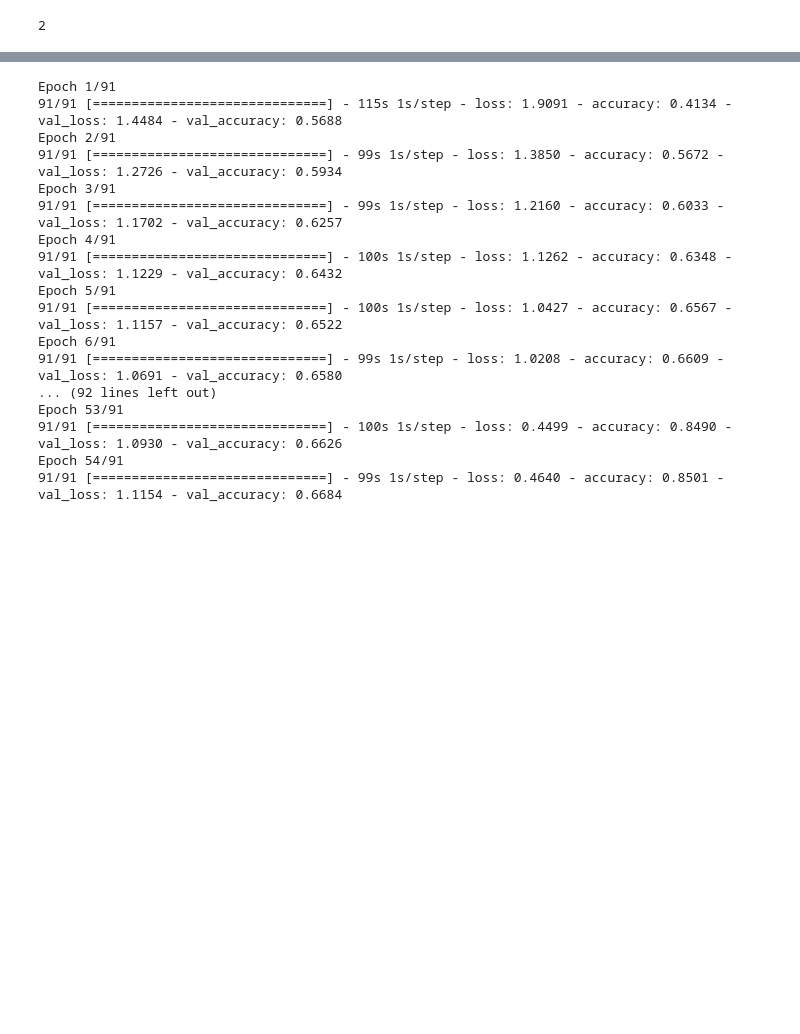
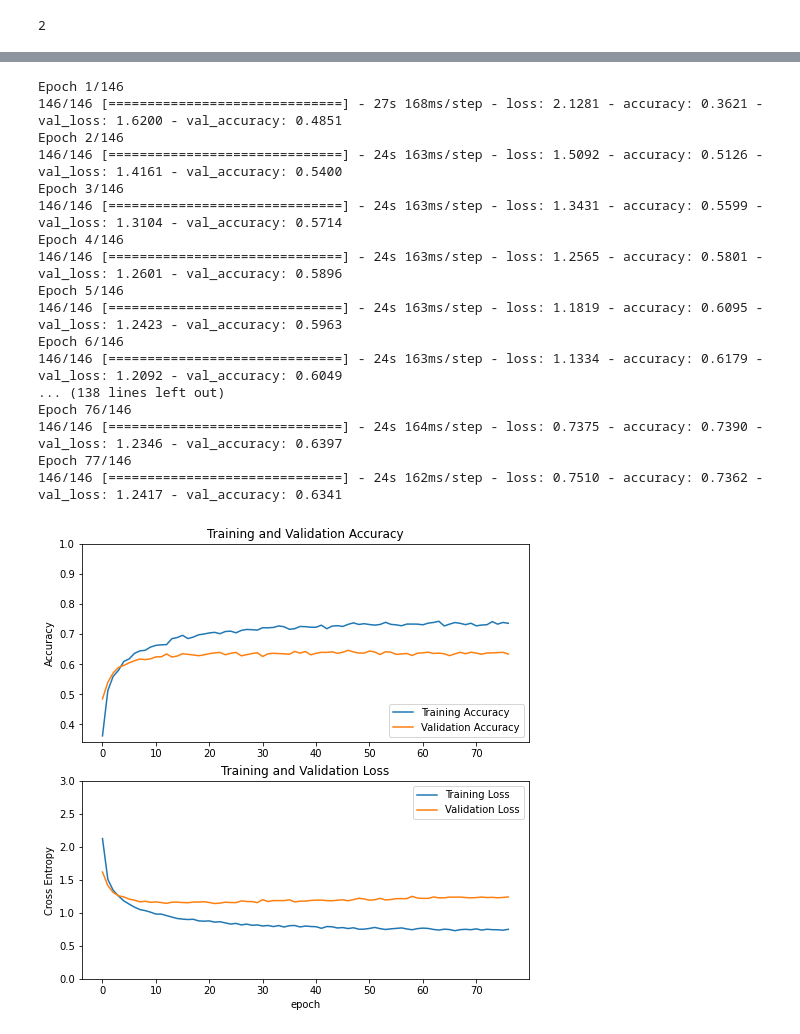
Before and after one commit to sonyakovaa/image_classifier, a Jupyter notebook: train.ipynb, the cells around one changed output, grey strips where cells are left out. Saved outputs shown, nothing was run; the diff lists cells and outputs as text; code cells hidden in the pictures; blank space fills up the shorter version.

```diff
--- a/train.ipynb
+++ b/train.ipynb
@@ -215,22 +204,48 @@ def get_callbacks():
 # %%
-with tf.device('/GPU:0'):
-    history = model.fit(train_dataset, epochs=initial_epochs, validation_data=validation_dataset, callbacks=get_callbacks())
+history = model.fit(train_dataset, epochs=initial_epochs, validation_data=validation_dataset, callbacks=get_callbacks())
 # %% [output]
-Epoch 1/91
-91/91 [==============================] - 115s 1s/step - loss: 1.9091 - accuracy: 0.4134 - val_loss: 1.4484 - val_accuracy: 0.5688
-Epoch 2/91
-91/91 [==============================] - 99s 1s/step - loss: 1.3850 - accuracy: 0.5672 - val_loss: 1.2726 - val_accuracy: 0.5934
-Epoch 3/91
-91/91 [==============================] - 99s 1s/step - loss: 1.2160 - accuracy: 0.6033 - val_loss: 1.1702 - val_accuracy: 0.6257
-Epoch 4/91
-91/91 [==============================] - 100s 1s/step - loss: 1.1262 - accuracy: 0.6348 - val_loss: 1.1229 - val_accuracy: 0.6432
-Epoch 5/91
-91/91 [==============================] - 100s 1s/step - loss: 1.0427 - accuracy: 0.6567 - val_loss: 1.1157 - val_accuracy: 0.6522
-Epoch 6/91
-91/91 [==============================] - 99s 1s/step - loss: 1.0208 - accuracy: 0.6609 - val_loss: 1.0691 - val_accuracy: 0.6580
-... (92 lines left out)
-Epoch 53/91
-91/91 [==============================] - 100s 1s/step - loss: 0.4499 - accuracy: 0.8490 - val_loss: 1.0930 - val_accuracy: 0.6626
-Epoch 54/91
-91/91 [==============================] - 99s 1s/step - loss: 0.4640 - accuracy: 0.8501 - val_loss: 1.1154 - val_accuracy: 0.6684
+Epoch 1/146
+146/146 [==============================] - 27s 168ms/step - loss: 2.1281 - accuracy: 0.3621 - val_loss: 1.6200 - val_accuracy: 0.4851
+Epoch 2/146
+146/146 [==============================] - 24s 163ms/step - loss: 1.5092 - accuracy: 0.5126 - val_loss: 1.4161 - val_accuracy: 0.5400
+Epoch 3/146
+146/146 [==============================] - 24s 163ms/step - loss: 1.3431 - accuracy: 0.5599 - val_loss: 1.3104 - val_accuracy: 0.5714
+Epoch 4/146
+146/146 [==============================] - 24s 163ms/step - loss: 1.2565 - accuracy: 0.5801 - val_loss: 1.2601 - val_accuracy: 0.5896
+Epoch 5/146
+146/146 [==============================] - 24s 163ms/step - loss: 1.1819 - accuracy: 0.6095 - val_loss: 1.2423 - val_accuracy: 0.5963
+Epoch 6/146
+146/146 [==============================] - 24s 163ms/step - loss: 1.1334 - accuracy: 0.6179 - val_loss: 1.2092 - val_accuracy: 0.6049
+... (138 lines left out)
+Epoch 76/146
+146/146 [==============================] - 24s 164ms/step - loss: 0.7375 - accuracy: 0.7390 - val_loss: 1.2346 - val_accuracy: 0.6397
+Epoch 77/146
+146/146 [==============================] - 24s 162ms/step - loss: 0.7510 - accuracy: 0.7362 - val_loss: 1.2417 - val_accuracy: 0.6341
+# %%
+acc = history.history['accuracy']
+val_acc = history.history['val_accuracy']
+
+loss = history.history['loss']
+val_loss = history.history['val_loss']
+
+plt.figure(figsize=(8, 8))
+plt.subplot(2, 1, 1)
+plt.plot(acc, label='Training Accuracy')
+plt.plot(val_acc, label='Validation Accuracy')
+plt.legend(loc='lower right')
+plt.ylabel('Accuracy')
+plt.ylim([min(plt.ylim()),1])
+plt.title('Training and Validation Accuracy')
+
+plt.subplot(2, 1, 2)
+plt.plot(loss, label='Training Loss')
+plt.plot(val_loss, label='Validation Loss')
+plt.legend(loc='upper right')
+plt.ylabel('Cross Entropy')
+plt.ylim([0,3.0])
+plt.title('Training and Validation Loss')
+plt.xlabel('epoch')
+plt.show()
+# %% [output]
+[figure, added]
 # %%
```
Also changed, not shown: parts of 27 cells of this notebook.
